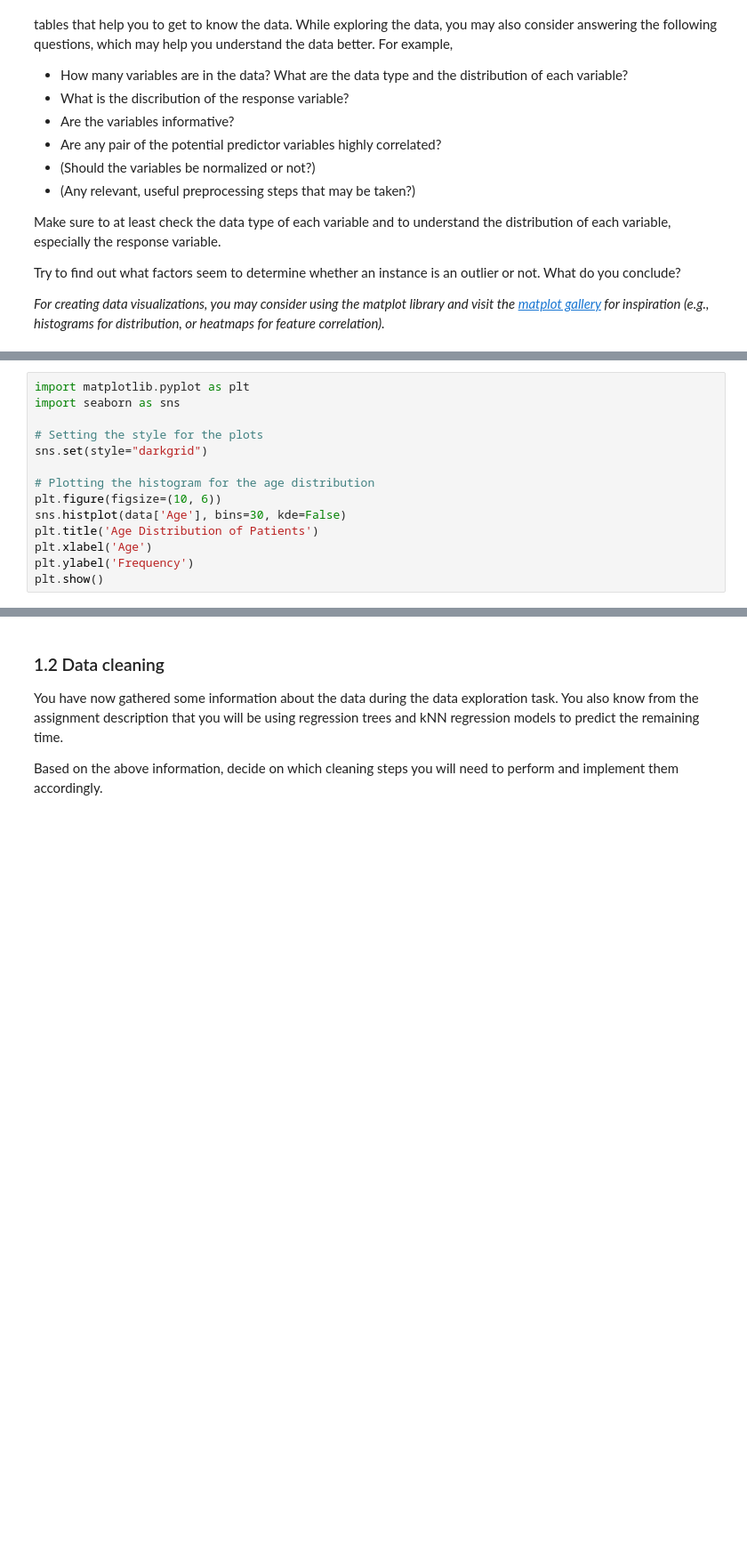
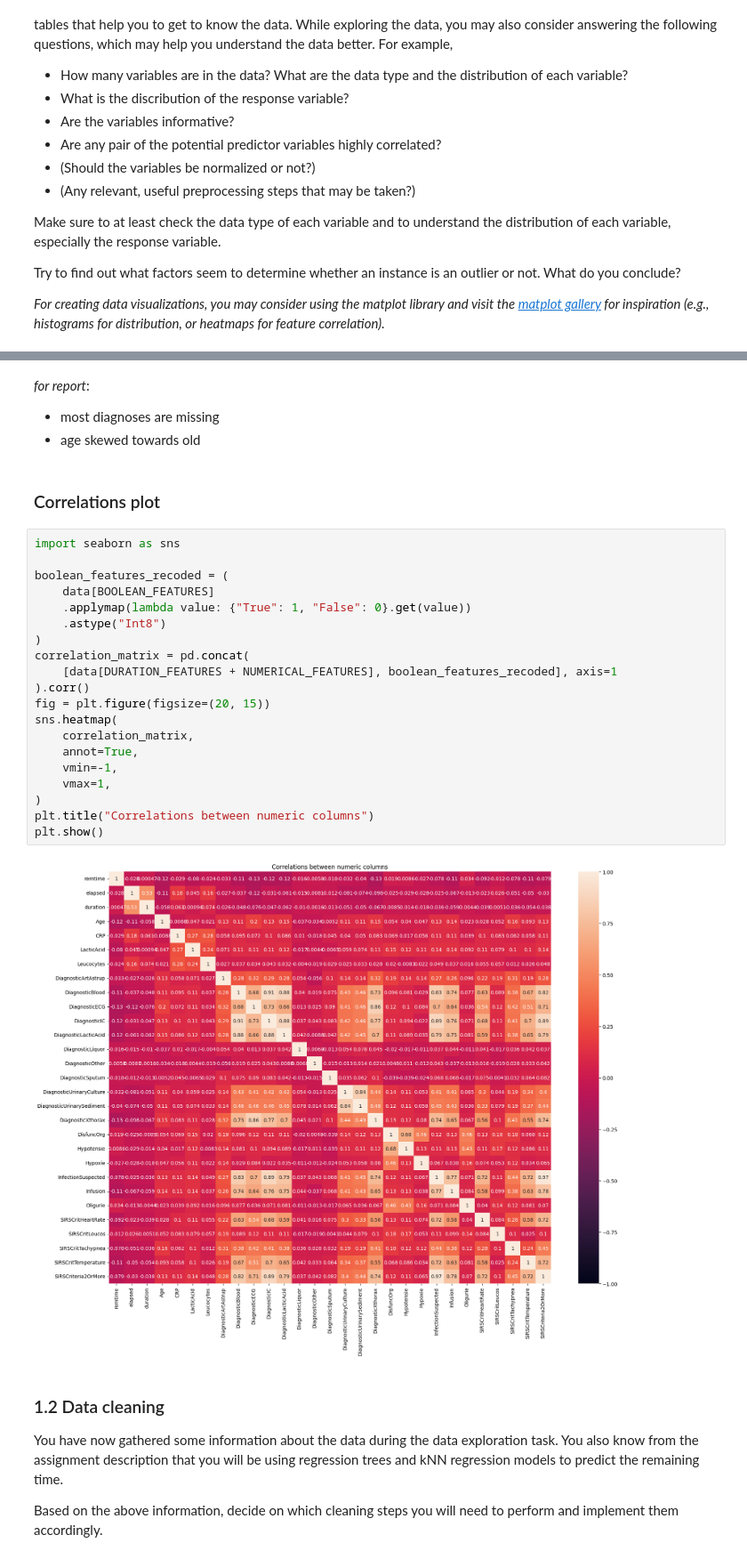
Before and after one commit to MarognaLorenzo/ApplicationOfMachineLearning, a Jupyter notebook: Assignment2/notebooks/Aksel.ipynb, the cells around one changed output, grey strips where cells are left out. Shown at 89% size. Cells and saved outputs as stored; diff of their text form; blank space fills up the shorter version.

```diff
--- a/Assignment2/notebooks/Aksel.ipynb
+++ b/Assignment2/notebooks/Aksel.ipynb
@@ -118,14 +118,0 @@ numerical_summary.transpose()
-# %%
-import matplotlib.pyplot as plt
-import seaborn as sns
-
-# Setting the style for the plots
-sns.set(style="darkgrid")
-
-# Plotting the histogram for the age distribution
-plt.figure(figsize=(10, 6))
-sns.histplot(data['Age'], bins=30, kde=False)
-plt.title('Age Distribution of Patients')
-plt.xlabel('Age')
-plt.ylabel('Frequency')
-plt.show()
@@ -179,3 +209,31 @@ NUMERICAL_FEATURES = [
+# %% [markdown]
+*for report*:
+-   most diagnoses are missing
+-   age skewed towards old
+# %% [markdown]
+### Correlations plot
+# %%
+import seaborn as sns
+
+boolean_features_recoded = (
+    data[BOOLEAN_FEATURES]
+    .applymap(lambda value: {"True": 1, "False": 0}.get(value))
+    .astype("Int8")
+)
+correlation_matrix = pd.concat(
+    [data[DURATION_FEATURES + NUMERICAL_FEATURES], boolean_features_recoded], axis=1
+).corr()
+fig = plt.figure(figsize=(20, 15))
+sns.heatmap(
+    correlation_matrix,
+    annot=True,
+    vmin=-1,
+    vmax=1,
+)
+plt.title("Correlations between numeric columns")
+plt.show()
+# %% [output]
+[figure, added]
 # %% [markdown]
 ### 1.2 Data cleaning
 
```
Also changed, not shown: parts of 59 cells of this notebook, 2 other files.
